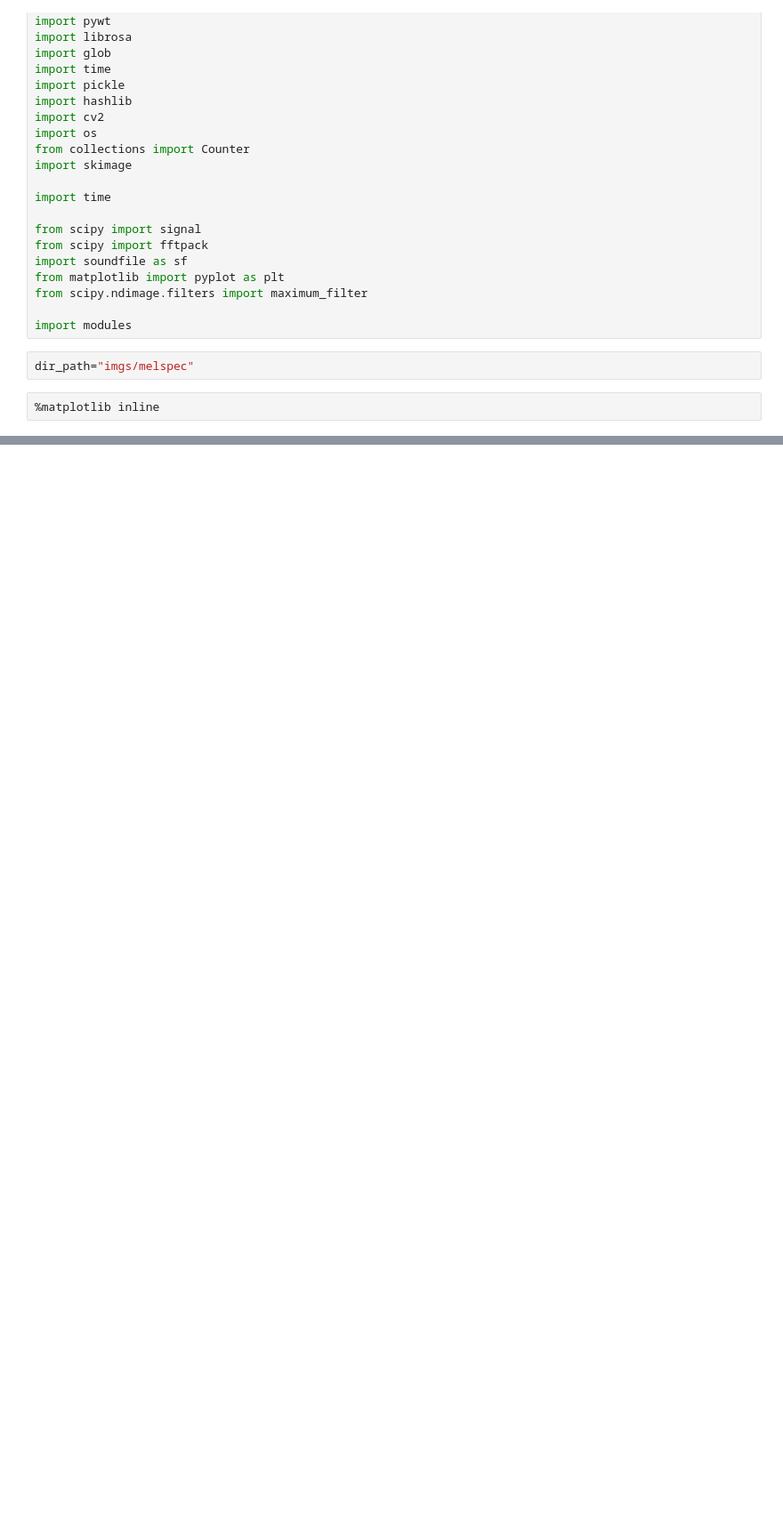
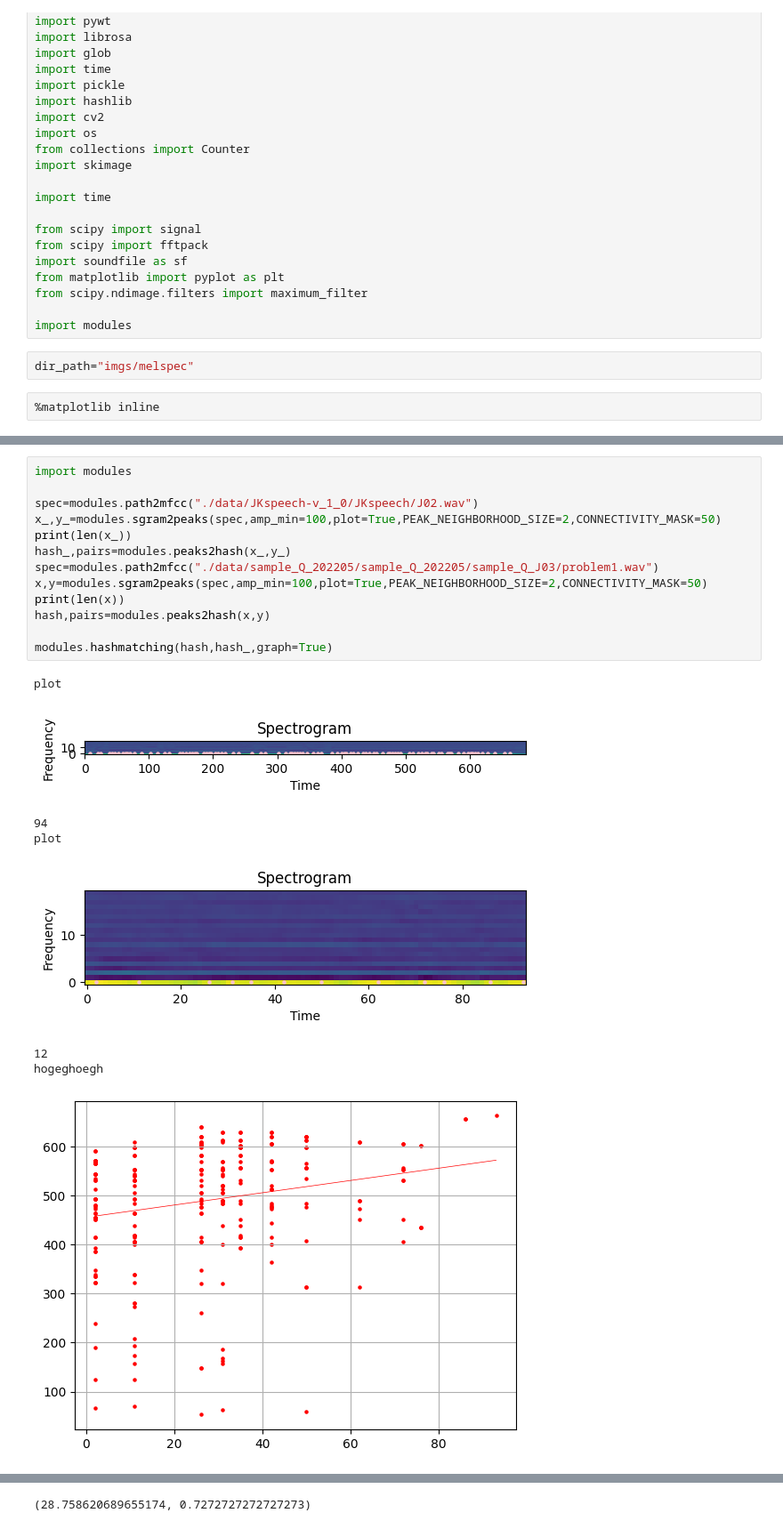
Before and after one commit to procon33-Competition/match, a Jupyter notebook: test.ipynb, the cells around one changed output, grey strips where cells are left out. Shown at 89% size. Drawn from its saved outputs; the diff is of its cells as text; blank space fills up the shorter version.

```diff
--- a/test.ipynb
+++ b/test.ipynb
@@ -107,0 +130,22 @@ print(tmp[:30])
+# %%
+import modules
+
+spec=modules.path2mfcc("./data/JKspeech-v_1_0/JKspeech/J02.wav")
+x_,y_=modules.sgram2peaks(spec,amp_min=100,plot=True,PEAK_NEIGHBORHOOD_SIZE=2,CONNECTIVITY_MASK=50)
+print(len(x_))
+hash_,pairs=modules.peaks2hash(x_,y_)
+spec=modules.path2mfcc("./data/sample_Q_202205/sample_Q_202205/sample_Q_J03/problem1.wav")
+x,y=modules.sgram2peaks(spec,amp_min=100,plot=True,PEAK_NEIGHBORHOOD_SIZE=2,CONNECTIVITY_MASK=50)
+print(len(x))
+hash,pairs=modules.peaks2hash(x,y)
+
+modules.hashmatching(hash,hash_,graph=True)
+# %% [output]
+plot
+[figure, added]
+94
+plot
+[figure, added]
+12
+hogeghoegh
+[figure, added]
@@ -107,0 +154 @@ print(tmp[:30])
+(28.758620689655174, 0.7272727272727273)
```
Also changed, not shown: parts of 5 cells of this notebook, 4 other files.
